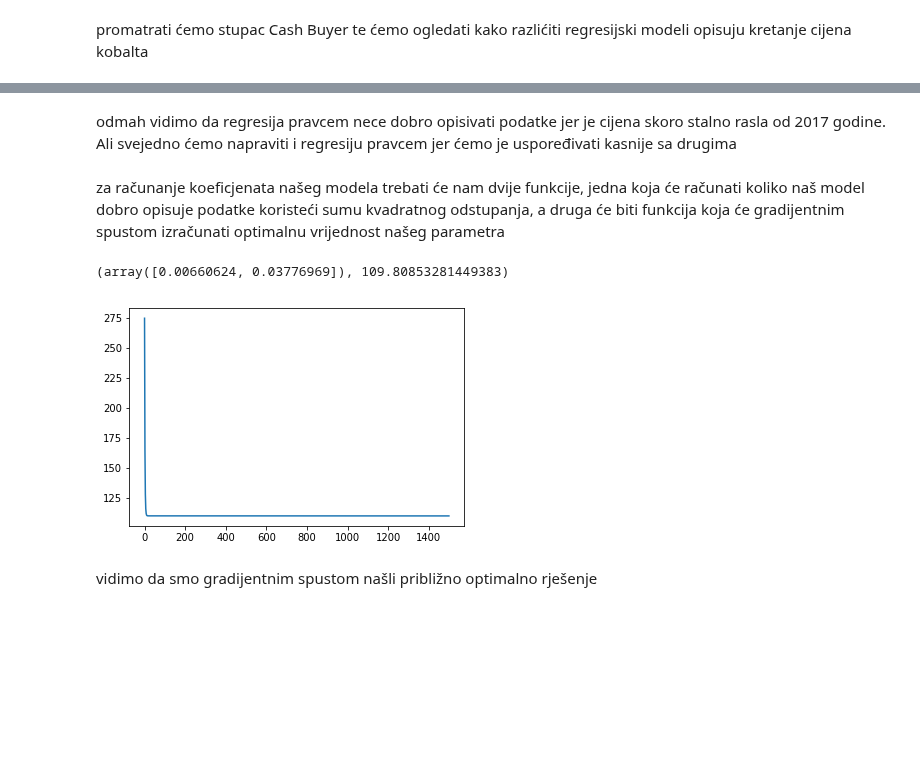
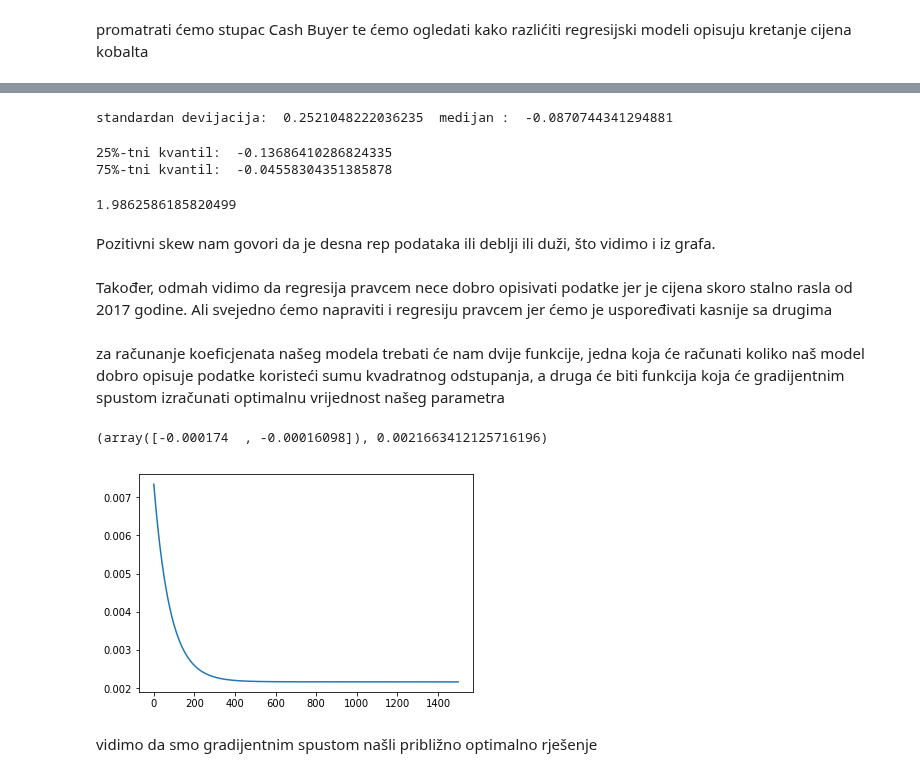
Before and after one commit to skrinjarf/Matemati-ki-softver, a Jupyter notebook: 1.zadaca.ipynb, the cells around one changed output, grey strips where cells are left out. Drawn from its saved outputs; the diff is of its cells as text; code cells hidden in the pictures; blank space fills up the shorter version.

```diff
--- a/1.zadaca.ipynb
+++ b/1.zadaca.ipynb
@@ -25,5 +75,20 @@ podatci["Cash Buyer"].plot()
+# %%
+print( "standardan devijacija: ",podatci["Cash Buyer"].std() , " medijan : ",podatci["Cash Buyer"].median() )
+# %% [output]
+standardan devijacija:  0.2521048222036235  medijan :  -0.0870744341294881
+# %%
+print("25%-tni kvantil: ",podatci["Cash Buyer"].quantile(0.25) , "\n75%-tni kvantil: ",podatci["Cash Buyer"].quantile(0.75))
+# %% [output]
+25%-tni kvantil:  -0.13686410286824335
+75%-tni kvantil:  -0.04558304351385878
+# %%
+podatci["Cash Buyer"].skew()
+# %% [output]
+1.9862586185820499
+# %% [markdown]
+Pozitivni skew nam govori da je desna rep podataka ili deblji ili duži, što vidimo i iz grafa.
 # %% [markdown]
-odmah vidimo da regresija pravcem nece dobro opisivati podatke jer je cijena skoro stalno rasla od 2017 godine. Ali svejedno ćemo napraviti i regresiju pravcem jer ćemo je uspoređivati kasnije sa drugima
+Također, odmah vidimo da regresija pravcem nece dobro opisivati podatke jer je cijena skoro stalno rasla od 2017 godine. Ali svejedno ćemo napraviti i regresiju pravcem jer ćemo je uspoređivati kasnije sa drugima
 # %%
 X = np.c_[np.ones(len(cijena)) , range(len(cijena)) ]
 initTheta = np.array([0,0])
@@ -46,31 +111,20 @@ def gradientDescent(X, y, theta, alpha, num_iters):
         J_povijest[i] = LinRegComputeCost(X ,y ,theta)
     return theta, J_povijest
 # %%
-def particioniranje(X,y):
-    m = X.shape[1]
-    Xy = np.c_[X , y]
-    Xyperm = np.random.permutation(Xy)
-    X_train = Xyperm[ :int(0.7*len(X)), :m ]  #prvih 70%
-    X_test = Xyperm[ int(0.7*len(X)):, :m ]
-    y_train = np.multiply(Xyperm[ :int(0.7*len(X)), m ], 0.001)   # cijena u 1000 $
-    y_test = np.multiply(Xyperm[ int(0.7*len(X)):, m ], 0.001)
-    return X_train, X_test, y_train, y_test
+br_iteracija = 1500
+alpha = 0.01
+X_train = X[ :int(0.7*len(X)), : ]  #prvih 70%
+X_test = X[int(0.7*len(X)):, : ]
+y_train = cijena[ :int(0.7*len(cijena))]
+y_test = cijena[ int(0.7*len(cijena)): ]
+# %% [output]
+(array([-0.000174  , -0.00016098]), 0.0021663412125716196)
-# %%
-br_iteracija = 1500
-alpha = 0.01
-X_train = X[ :int(0.7*len(X)), : ]  #prvih 70%
-X_test = X[int(0.7*len(X)):, : ]
-y_train = np.multiply(cijena[ :int(0.7*len(cijena))], 0.001)   # cijena u 1000 $
-y_test = np.multiply(cijena[ int(0.7*len(cijena)): ], 0.001)
-optimal_theta, J_history = gradientDescent(X_train, y_train, initTheta, 0.0000006, br_iteracija)
-optimal_theta, J_history[-1]
-# %% [output]
-(array([0.00660624, 0.03776969]), 109.80853281449383)
-# %%
-plt.plot(J_history)
-plt.show()
-# %% [output]
-[figure, removed]
+# %%
+optimal_theta, J_history = gradientDescent(X_train, y_train, initTheta, 0.00000495, br_iteracija)
+plt.plot(J_history)
+plt.show()
+# %% [output]
+[figure, added]
 # %% [markdown]
 vidimo da smo gradijentnim spustom našli približno optimalno rješenje
 # %%
```
Also changed, not shown: parts of 27 cells of this notebook.
